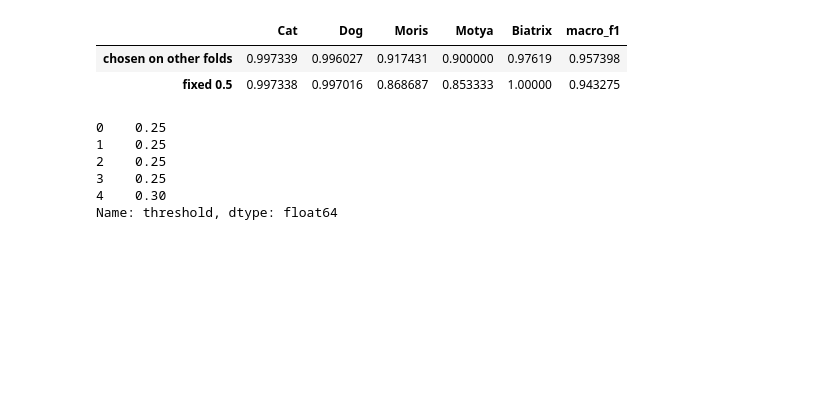
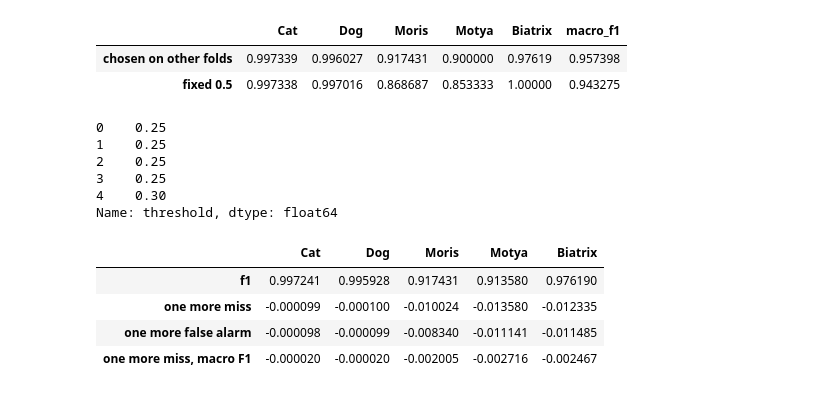
Before and after one commit to koalla05/deep-learning-assignment2, a Jupyter notebook: notebooks/02_metric.ipynb, the cells around one changed output. Saved outputs shown, nothing was run; the diff lists cells and outputs as text; code cells hidden in the pictures; blank space fills up the shorter version.

Commit message:
Add one-photo effect, parent-label rule check and PR AUC to metric notebook
Co-Authored-By: Claude Sonnet 5.5 <noreply@anthropic.com>

```diff
--- a/notebooks/02_metric.ipynb
+++ b/notebooks/02_metric.ipynb
@@ -130,3 +130,33 @@ chosen_thresholds
 3    0.25
 4    0.30
 Name: threshold, dtype: float64
+# %%
+def compute_one_photo_effect(y_true: pd.DataFrame, y_pred: pd.DataFrame) -> pd.DataFrame:
+    """Return, per label, the F1 change if one more photo is missed or one more false alarm is raised, and the macro F1 change."""
+    true_positive = ((y_true == 1) & (y_pred == 1)).sum()
+    false_positive = ((y_true == 0) & (y_pred == 1)).sum()
+    false_negative = ((y_true == 1) & (y_pred == 0)).sum()
+
+    def f1(tp, fp, fn):
+        return 2 * tp / (2 * tp + fp + fn)
+
+    base_f1 = f1(true_positive, false_positive, false_negative)
+    one_more_miss = f1(true_positive - 1, false_positive, false_negative + 1) - base_f1
+    one_more_false_alarm = f1(true_positive, false_positive + 1, false_negative) - base_f1
+    return pd.DataFrame({
+        "f1": base_f1,
+        "one more miss": one_more_miss,
+        "one more false alarm": one_more_false_alarm,
+        "one more miss, macro F1": one_more_miss / len(y_true.columns),
+    }).T
+# %%
+FINAL_THRESHOLD = 0.25
+
+final_predictions = (logreg_probabilities > FINAL_THRESHOLD).astype(int)
+compute_one_photo_effect(y_true, final_predictions)
+# %% [output]
+|  | Cat | Dog | Moris | Motya | Biatrix |
+| f1 | 0.997241 | 0.995928 | 0.917431 | 0.913580 | 0.976190 |
+| one more miss | -0.000099 | -0.000100 | -0.010024 | -0.013580 | -0.012335 |
+| one more false alarm | -0.000098 | -0.000099 | -0.008340 | -0.011141 | -0.011485 |
+| one more miss, macro F1 | -0.000020 | -0.000020 | -0.002005 | -0.002716 | -0.002467 |
```
Also changed, not shown: parts of 6 cells of this notebook.
